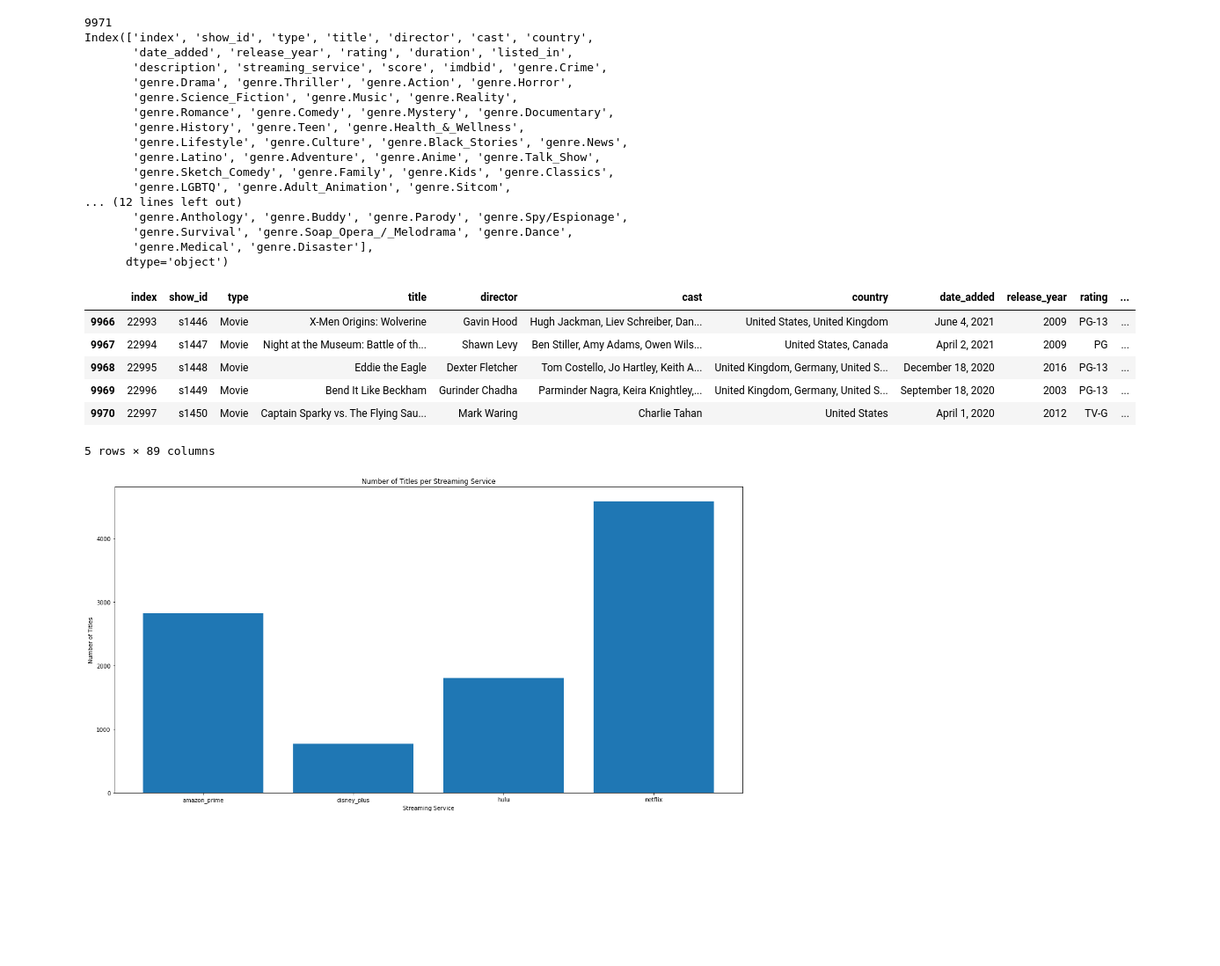
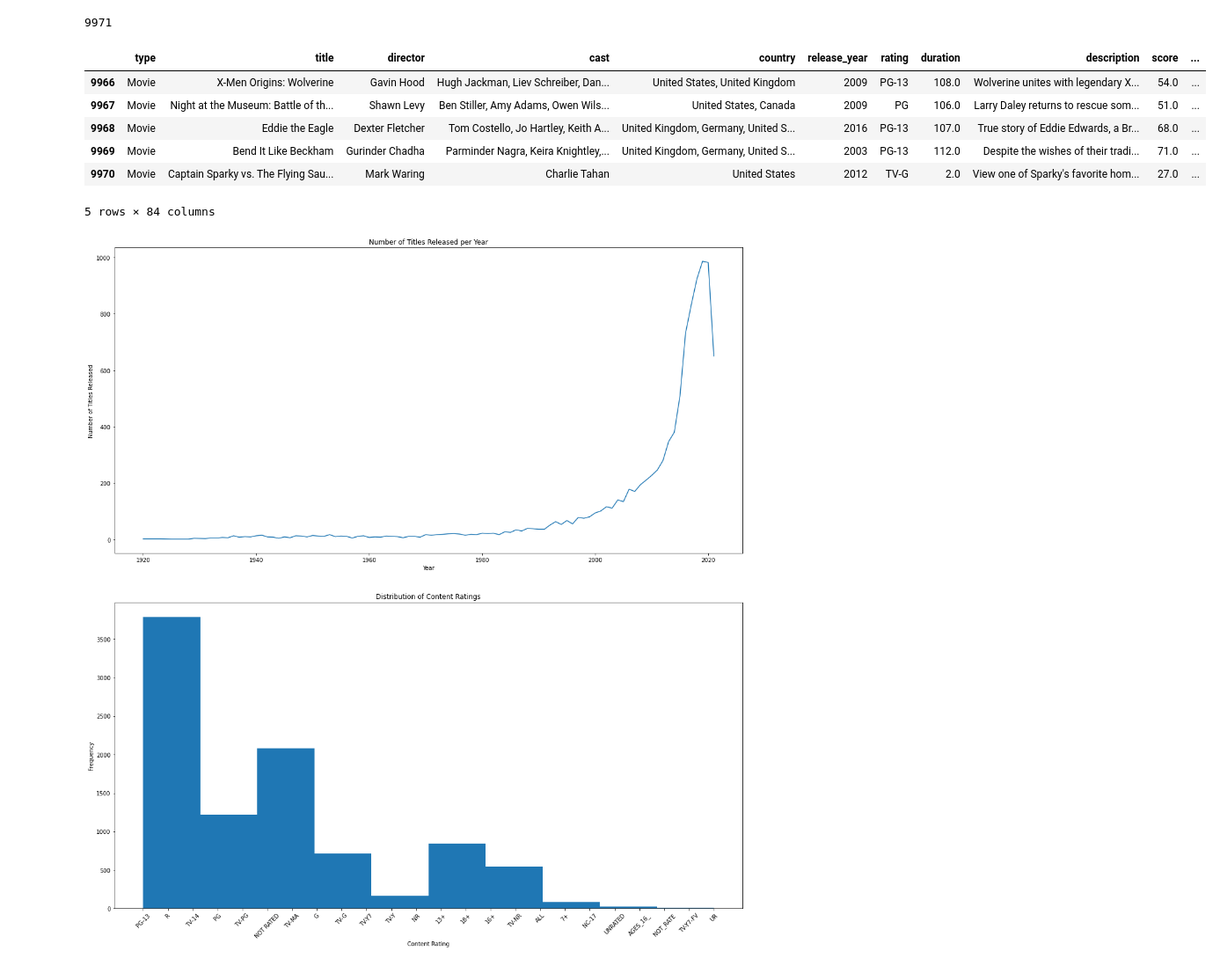
Before and after one commit to enau7/TV-Popularity-Project, a Jupyter notebook: Data/data_visualization.ipynb, the cells around one changed output. Shown: that part at 88% size. Drawn from its saved outputs; the diff is of its cells as text; code cells hidden in the pictures; blank space fills up the shorter version.

```diff
--- a/Data/data_visualization.ipynb
+++ b/Data/data_visualization.ipynb
@@ -3,53 +3,53 @@ import pandas as pd
 import matplotlib.pyplot as plt
 # %%
 data = pd.read_csv("data/streaming_titles_clean.csv")
-data.drop(columns=data.columns[0], axis=1, inplace=True)
 
 print(len(data))
-print(data.columns)
+# print(data.columns)
 data.tail()
 # %% [output]
 9971
-Index(['index', 'show_id', 'type', 'title', 'director', 'cast', 'country',
-       'date_added', 'release_year', 'rating', 'duration', 'listed_in',
-       'description', 'streaming_service', 'score', 'imdbid', 'genre.Crime',
-       'genre.Drama', 'genre.Thriller', 'genre.Action', 'genre.Horror',
-       'genre.Science_Fiction', 'genre.Music', 'genre.Reality',
-       'genre.Romance', 'genre.Comedy', 'genre.Mystery', 'genre.Documentary',
-       'genre.History', 'genre.Teen', 'genre.Health_&_Wellness',
-       'genre.Lifestyle', 'genre.Culture', 'genre.Black_Stories', 'genre.News',
-       'genre.Latino', 'genre.Adventure', 'genre.Anime', 'genre.Talk_Show',
-       'genre.Sketch_Comedy', 'genre.Family', 'genre.Kids', 'genre.Classics',
-       'genre.LGBTQ', 'genre.Adult_Animation', 'genre.Sitcom',
-... (12 lines left out)
-       'genre.Anthology', 'genre.Buddy', 'genre.Parody', 'genre.Spy/Espionage',
-       'genre.Survival', 'genre.Soap_Opera_/_Melodrama', 'genre.Dance',
-       'genre.Medical', 'genre.Disaster'],
-      dtype='object')
-|  | index | show_id | type | title | director | cast | country | date_added | release_year | rating | ... |
-| 9966 | 22993 | s1446 | Movie | X-Men Origins: Wolverine | Gavin Hood | Hugh Jackman, Liev Schreiber, Dan... | United States, United Kingdom | June 4, 2021 | 2009 | PG-13 | ... |
-| 9967 | 22994 | s1447 | Movie | Night at the Museum: Battle of th... | Shawn Levy | Ben Stiller, Amy Adams, Owen Wils... | United States, Canada | April 2, 2021 | 2009 | PG | ... |
-| 9968 | 22995 | s1448 | Movie | Eddie the Eagle | Dexter Fletcher | Tom Costello, Jo Hartley, Keith A... | United Kingdom, Germany, United S... | December 18, 2020 | 2016 | PG-13 | ... |
-| 9969 | 22996 | s1449 | Movie | Bend It Like Beckham | Gurinder Chadha | Parminder Nagra, Keira Knightley,... | United Kingdom, Germany, United S... | September 18, 2020 | 2003 | PG-13 | ... |
-| 9970 | 22997 | s1450 | Movie | Captain Sparky vs. The Flying Sau... | Mark Waring | Charlie Tahan | United States | April 1, 2020 | 2012 | TV-G | ... |
+|  | type | title | director | cast | country | release_year | rating | duration | description | score | ... |
+| 9966 | Movie | X-Men Origins: Wolverine | Gavin Hood | Hugh Jackman, Liev Schreiber, Dan... | United States, United Kingdom | 2009 | PG-13 | 108.0 | Wolverine unites with legendary X... | 54.0 | ... |
+| 9967 | Movie | Night at the Museum: Battle of th... | Shawn Levy | Ben Stiller, Amy Adams, Owen Wils... | United States, Canada | 2009 | PG | 106.0 | Larry Daley returns to rescue som... | 51.0 | ... |
+| 9968 | Movie | Eddie the Eagle | Dexter Fletcher | Tom Costello, Jo Hartley, Keith A... | United Kingdom, Germany, United S... | 2016 | PG-13 | 107.0 | True story of Eddie Edwards, a Br... | 68.0 | ... |
+| 9969 | Movie | Bend It Like Beckham | Gurinder Chadha | Parminder Nagra, Keira Knightley,... | United Kingdom, Germany, United S... | 2003 | PG-13 | 112.0 | Despite the wishes of their tradi... | 71.0 | ... |
+| 9970 | Movie | Captain Sparky vs. The Flying Sau... | Mark Waring | Charlie Tahan | United States | 2012 | TV-G | 2.0 | View one of Sparky's favorite hom... | 27.0 | ... |
-5 rows × 89 columns
+5 rows × 84 columns
 # %%
-# 1. Bar Chart of the Number of Titles per Streaming Service
+# 1. Line Chart of the Number of Titles Released per Year
 
-# Group data by streaming service and count number of titles
-counts = data.groupby("streaming_service")["title"].count()
+# Group data by year and count number of titles
+counts = data.groupby("release_year")["title"].count()
 
-# Create bar chart
+# Create line chart
 plt.figure(figsize=(20,10))
-plt.bar(counts.index, counts.values)
+plt.plot(counts.index, counts.values)
 
 # Add labels and title
-plt.xlabel("Streaming Service")
-plt.ylabel("Number of Titles")
-plt.title("Number of Titles per Streaming Service")
+plt.xlabel("Year")
+plt.ylabel("Number of Titles Released")
+plt.title("Number of Titles Released per Year")
 
 # Display chart
 plt.show()
 # %% [output]
-[figure, old version]
+[figure, new version]
+# %%
+# 2. Histogram of the Distribution of Content Ratings
+
+# Create histogram of content ratings
+plt.figure(figsize=(20,10))
+plt.hist(data["rating"].dropna(), bins=10)
+
+# Add labels and title
+plt.xlabel("Content Rating")
+plt.xticks(rotation=45)
+plt.ylabel("Frequency")
+plt.title("Distribution of Content Ratings")
+
+# Display chart
+plt.show()
+# %% [output]
+[figure, added]
 # %%
```
Also changed, not shown: parts of 7 cells of this notebook.
